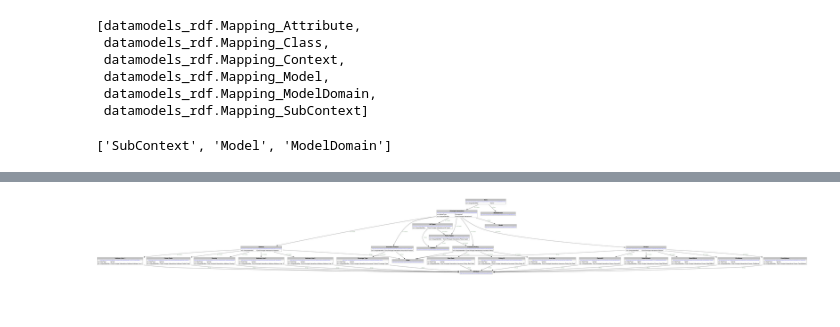
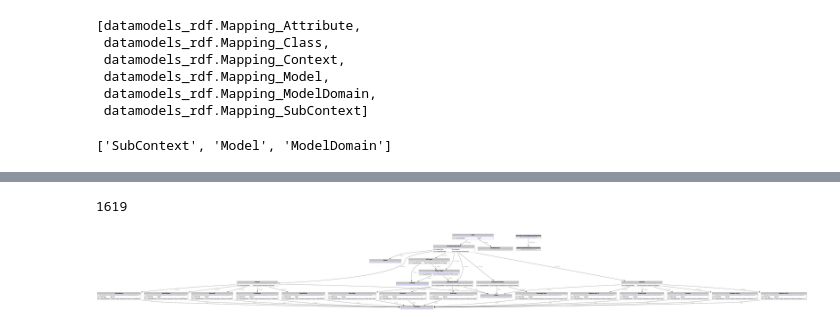
Before and after one commit to MrTomKimber/datamodels, a Jupyter notebook: Iteration 3.ipynb, the cells around one changed output, grey strips where cells are left out. Drawn from its saved outputs; the diff is of its cells as text; code cells hidden in the pictures.

Commit message:
adding batch/job/row/fact based breadcrumbs to import process

```diff
--- a/Iteration 3.ipynb
+++ b/Iteration 3.ipynb
@@ -8,6 +8,8 @@ from rdflib.extras.external_graph_libs import rdflib_to_networkx_multidigraph
 
 from collections import Counter
 import uuid
+
+from datetime import datetime, timezone
 
 import io
 import pydotplus
@@ -23,5 +25,10 @@ def visualize(g):
 
     display(Image(png))
 
+def t2rdflibg(triples): #triples to rdflib graph
+    g = Graph()
+    for t in triples:
+        g.add(t)
+    return g
 
 import networkx as nx
@@ -429,9 +510,46 @@ namespace_d = {'dm': dmns, 'rdfs' : RDFS, 'rdf' : RDF}
 
 view_g = Graph()
 
-for t in triples:
-    row_g.add(t)
+for e,t in enumerate(triples):
+    try:
+        row_g.add(t)
+    except AssertionError as err:
+        print(e, t)
+        print(err)
     view_g.add(t)
-visualize(view_g)
+
+print(len(view_g))
+#visualize(view_g)
 # %% [output]
-[figure, removed]
+1619
+# %%
+q = """
+SELECT ?s ?p ?o
+WHERE
+
+{
+    {
+        ?r dm:FactPredicate ?p .
+        ?r dm:FactSubject ?s .
+        ?r dm:FactObject ?o .
+    }
+    UNION
+    {
+        ?s a dm:BatchNode .
+        ?s dm:Contains ?o .
+        BIND (dm:Contains as ?p)
+    }
+    UNION
+    {
+        ?s a dm:BatchNode .
+        BIND (dm:MemberOf as ?p)
+        ?o ?p ?s .
+    }
+
+
+}
+"""
+#owlr.DeductiveClosure(onto).expand(row_g)
+visualize(t2rdflibg(row_g.query(q)))
+# %% [output]
+[figure, added]
```
Also changed, not shown: parts of 10 cells of this notebook, 3 other files.
